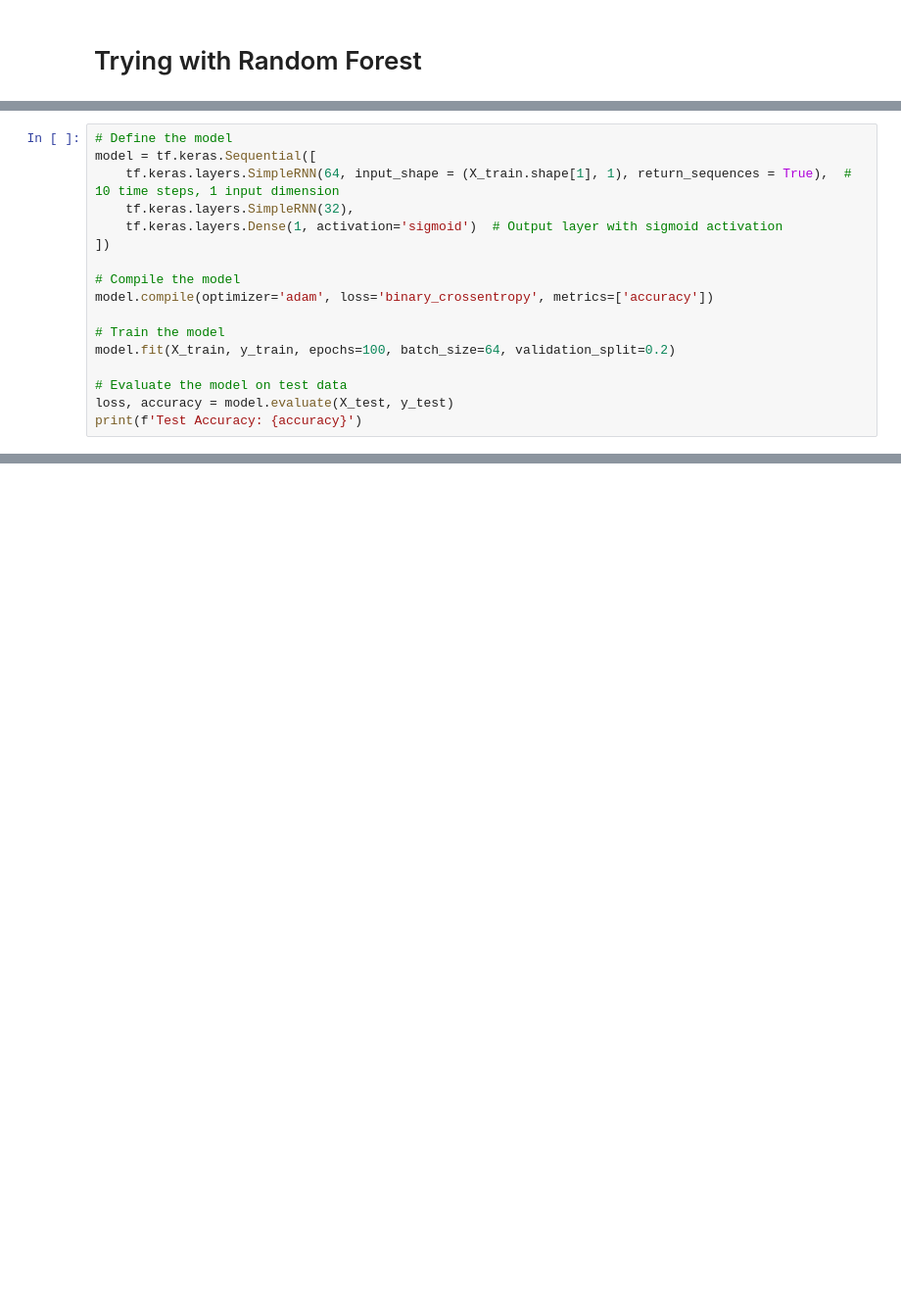
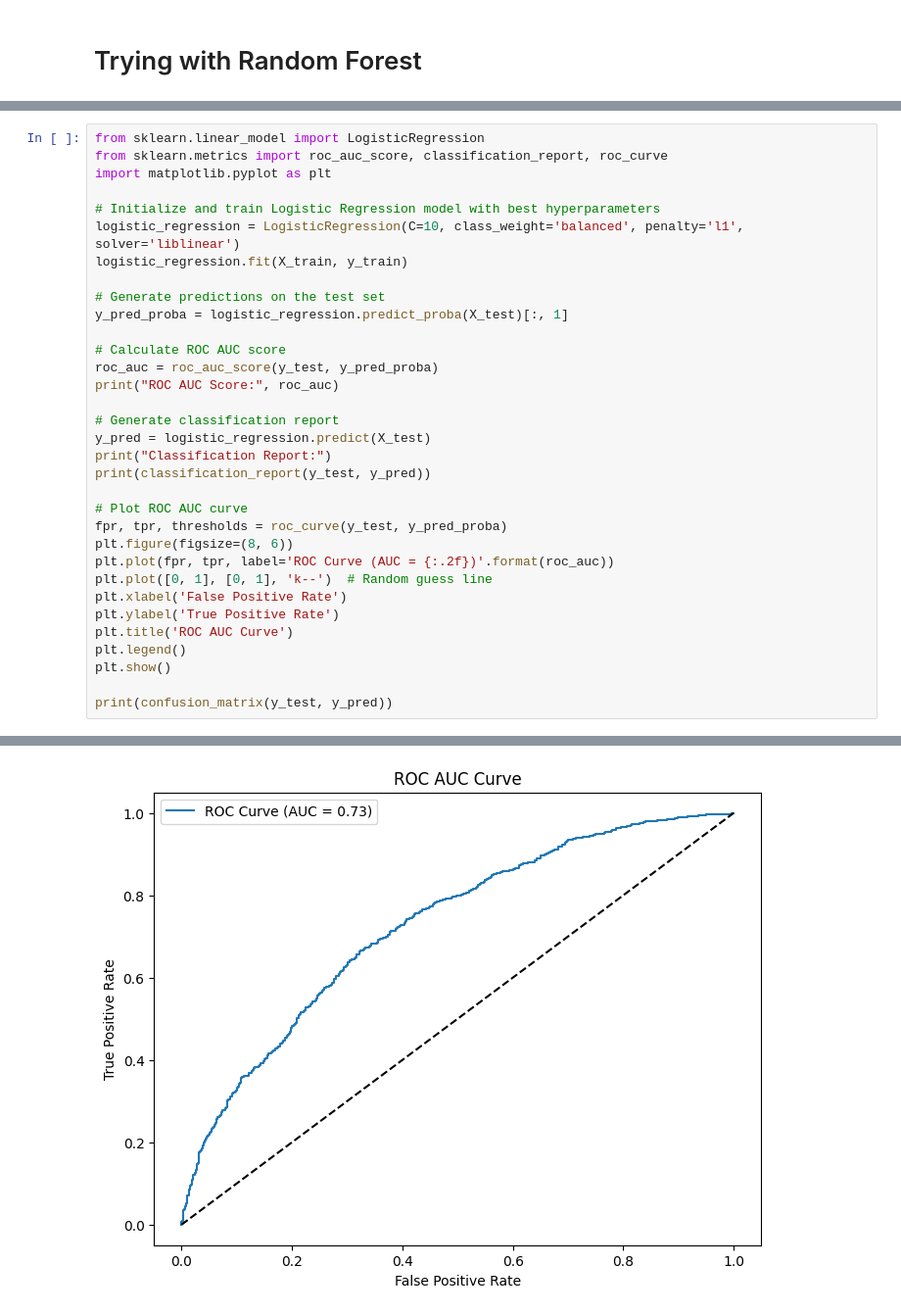
Before and after one commit to musayevf/football_prediction_model, a Jupyter notebook: football_prediction_model.ipynb, the cells around one changed output, grey strips where cells are left out. Shown at 98% size. Drawn from its saved outputs; the diff is of its cells as text; blank space fills up the shorter version.

Commit message:
added logistic regression model

```diff
--- a/football_prediction_model.ipynb
+++ b/football_prediction_model.ipynb
@@ -419,17 +303,0 @@ Test Accuracy: 0.6202453970909119
-# %%
-# Define the model
-model = tf.keras.Sequential([
-    tf.keras.layers.SimpleRNN(64, input_shape = (X_train.shape[1], 1), return_sequences = True),  # 10 time steps, 1 input dimension
-    tf.keras.layers.SimpleRNN(32),
-    tf.keras.layers.Dense(1, activation='sigmoid')  # Output layer with sigmoid activation
-])
-
-# Compile the model
-model.compile(optimizer='adam', loss='binary_crossentropy', metrics=['accuracy'])
-
-# Train the model
-model.fit(X_train, y_train, epochs=100, batch_size=64, validation_split=0.2)
-
-# Evaluate the model on test data
-loss, accuracy = model.evaluate(X_test, y_test)
-print(f'Test Accuracy: {accuracy}')
@@ -454,0 +350,34 @@ Test Accuracy: 0.5914110541343689
+# %%
+from sklearn.linear_model import LogisticRegression
+from sklearn.metrics import roc_auc_score, classification_report, roc_curve
+import matplotlib.pyplot as plt
+
+# Initialize and train Logistic Regression model with best hyperparameters
+logistic_regression = LogisticRegression(C=10, class_weight='balanced', penalty='l1', solver='liblinear')
+logistic_regression.fit(X_train, y_train)
+
+# Generate predictions on the test set
+y_pred_proba = logistic_regression.predict_proba(X_test)[:, 1]
+
+# Calculate ROC AUC score
+roc_auc = roc_auc_score(y_test, y_pred_proba)
+print("ROC AUC Score:", roc_auc)
+
+# Generate classification report
+y_pred = logistic_regression.predict(X_test)
+print("Classification Report:")
+print(classification_report(y_test, y_pred))
+
+# Plot ROC AUC curve
+fpr, tpr, thresholds = roc_curve(y_test, y_pred_proba)
+plt.figure(figsize=(8, 6))
+plt.plot(fpr, tpr, label='ROC Curve (AUC = {:.2f})'.format(roc_auc))
+plt.plot([0, 1], [0, 1], 'k--')  # Random guess line
+plt.xlabel('False Positive Rate')
+plt.ylabel('True Positive Rate')
+plt.title('ROC AUC Curve')
+plt.legend()
+plt.show()
+
+print(confusion_matrix(y_test, y_pred))
+# %% [output]
@@ -454,0 +394 @@ Test Accuracy: 0.5914110541343689
+[figure, added]
```
Also changed, not shown: parts of 14 cells of this notebook.
